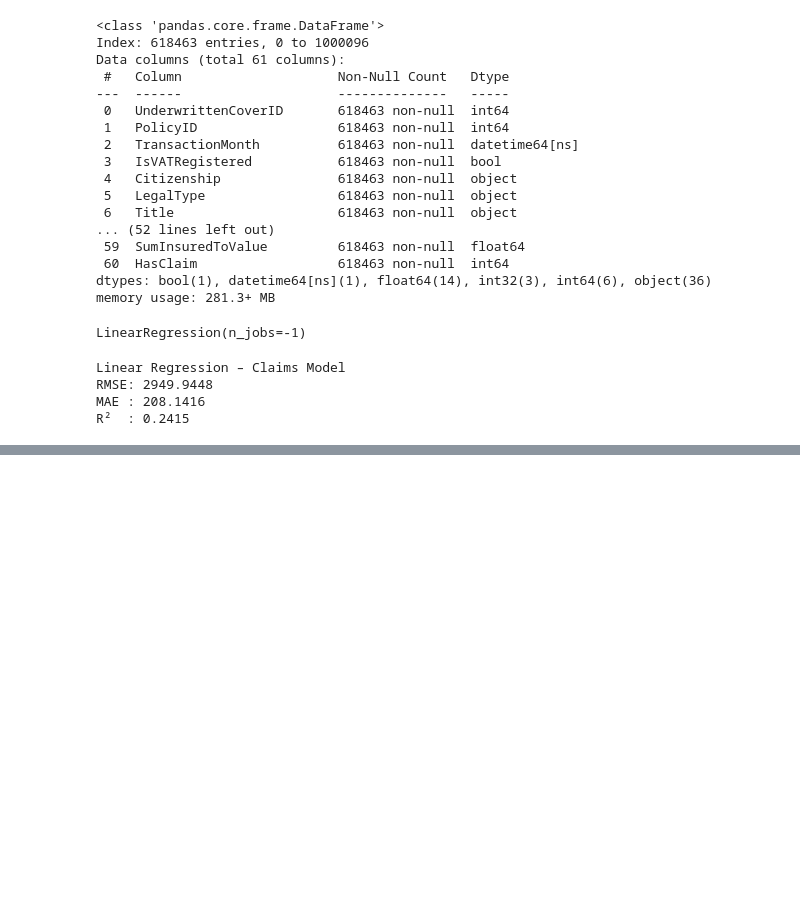
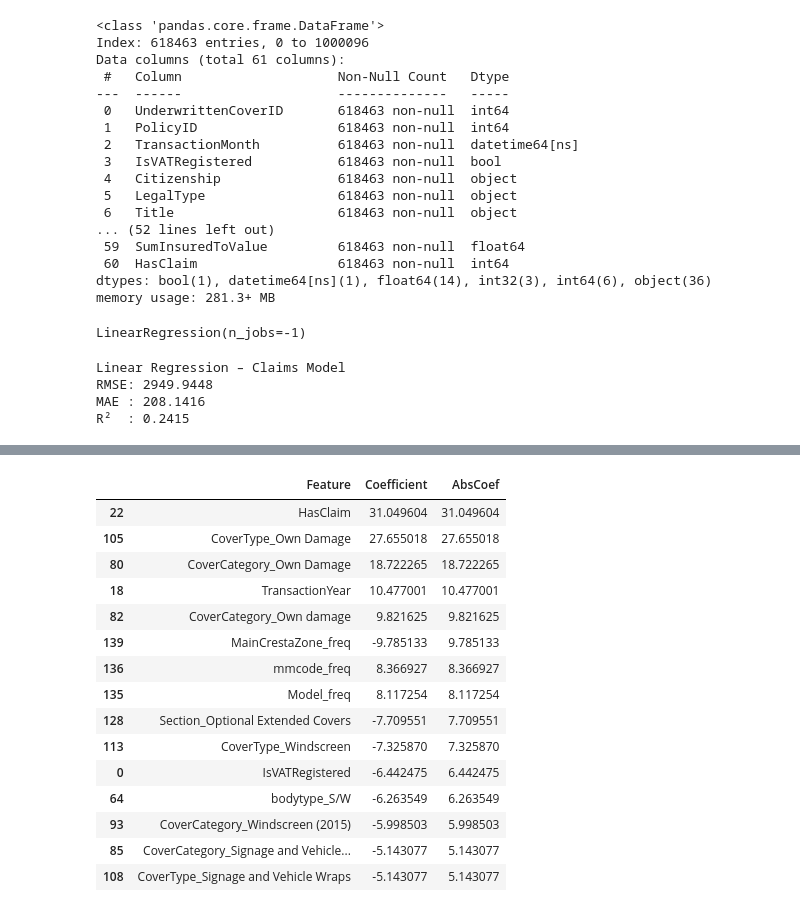
Before and after one commit to EstifanosTeklay/AlphaCareInsurance, a Jupyter notebook: notebooks/AcisEda.ipynb, the cells around one changed output, grey strips where cells are left out. Drawn from its saved outputs; the diff is of its cells as text; code cells hidden in the pictures; blank space fills up the shorter version.

```diff
--- a/notebooks/AcisEda.ipynb
+++ b/notebooks/AcisEda.ipynb
@@ -655,0 +661,28 @@ print(f"R²  : {r2_premium:.4f}")
+# %%
+#Extract top coefficents Premium Model
+coef_df = (
+    pd.DataFrame({
+        'Feature': X_premium_train.columns,
+        'Coefficient': lr_premium.coef_
+    })
+    .assign(AbsCoef=lambda x: x['Coefficient'].abs())
+    .sort_values('AbsCoef', ascending=False)
+)
+coef_df.head(15)
+# %% [output]
+|  | Feature | Coefficient | AbsCoef |
+| 22 | HasClaim | 31.049604 | 31.049604 |
+| 105 | CoverType_Own Damage | 27.655018 | 27.655018 |
+| 80 | CoverCategory_Own Damage | 18.722265 | 18.722265 |
+| 18 | TransactionYear | 10.477001 | 10.477001 |
+| 82 | CoverCategory_Own damage | 9.821625 | 9.821625 |
+| 139 | MainCrestaZone_freq | -9.785133 | 9.785133 |
+| 136 | mmcode_freq | 8.366927 | 8.366927 |
+| 135 | Model_freq | 8.117254 | 8.117254 |
+| 128 | Section_Optional Extended Covers | -7.709551 | 7.709551 |
+| 113 | CoverType_Windscreen | -7.325870 | 7.325870 |
+| 0 | IsVATRegistered | -6.442475 | 6.442475 |
+| 64 | bodytype_S/W | -6.263549 | 6.263549 |
+| 93 | CoverCategory_Windscreen (2015) | -5.998503 | 5.998503 |
+| 85 | CoverCategory_Signage and Vehicle... | -5.143077 | 5.143077 |
+| 108 | CoverType_Signage and Vehicle Wraps | -5.143077 | 5.143077 |
```
Also changed, not shown: parts of 1 cell of this notebook.
